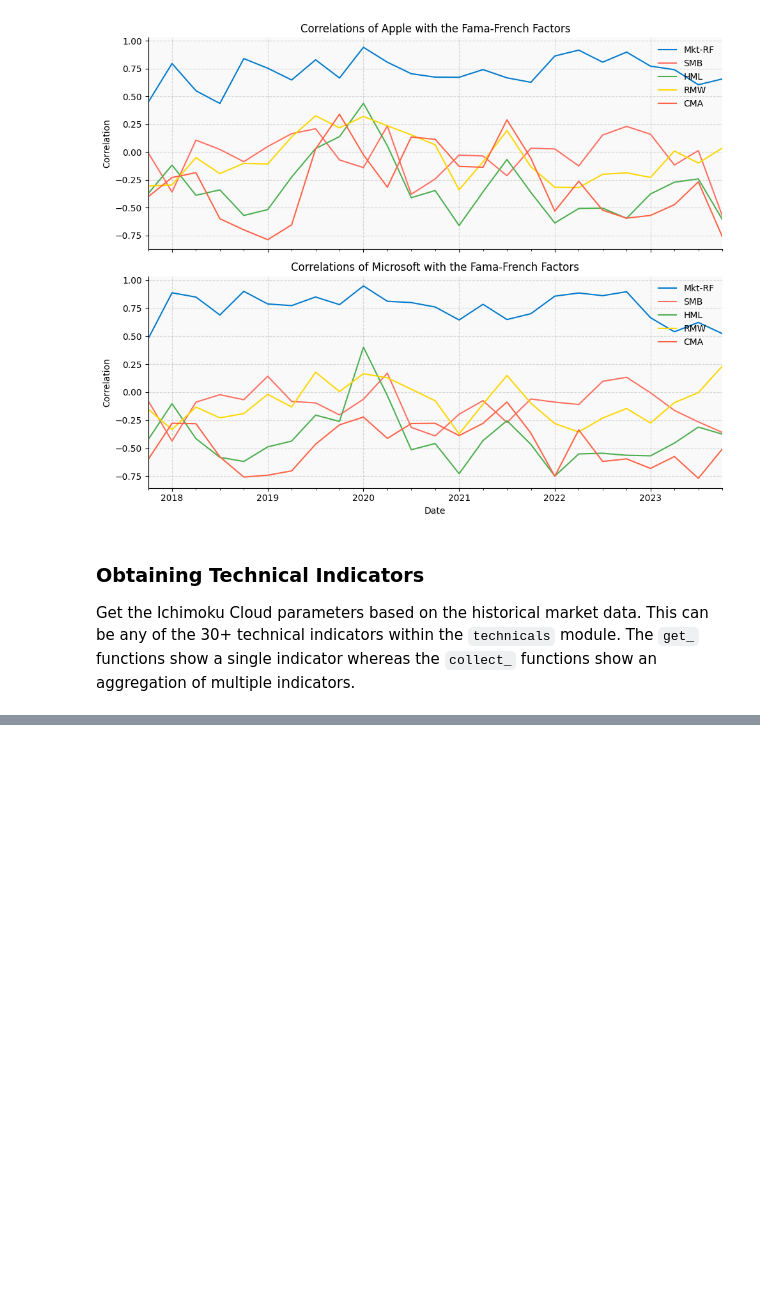
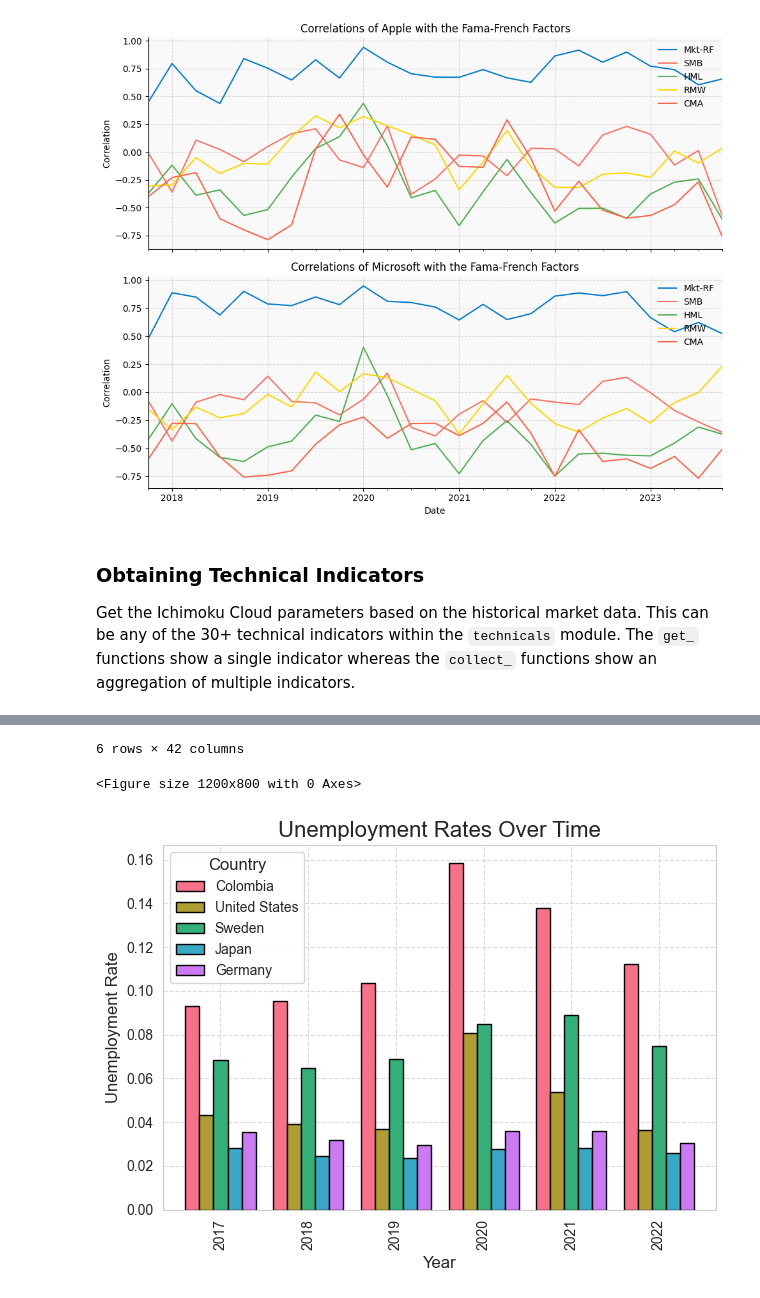
Before and after one commit to JerBouma/FinanceToolkit, a Jupyter notebook: examples/Finance Toolkit - 0. README Examples.ipynb, the cells around one changed output, grey strips where cells are left out. Drawn from its saved outputs; the diff is of its cells as text; code cells hidden in the pictures; blank space fills up the shorter version.

Commit message:
Introduce the Economics Module

```diff
--- a/examples/Finance Toolkit - 0. README Examples.ipynb
+++ b/examples/Finance Toolkit - 0. README Examples.ipynb
@@ -69,6 +71,9 @@ value_at_risk = companies.risk.get_value_at_risk(period="weekly")
 
 # a Technical example
 ichimoku_cloud = companies.technicals.get_ichimoku_cloud()
+
+# a Economics example
+unemployment_rates = companies.economics.get_unemployment_rate()
 # %% [output]
 The following data was not provided within the Toolkit class and thus was retrieved from FinancialModelingPrep: Balance Sheet Statement, Cash Flow Statement.
 # %% [markdown]
@@ -624,0 +634,30 @@ plt.show()
+# %%
+display(unemployment_rates)
+
+df = unemployment_rates[["Colombia", "United States", "Sweden", "Japan", "Germany"]]
+
+# Copy to clipboard (this is just to paste the data in the README)
+pd.io.clipboards.to_clipboard(df.to_markdown(), excel=False)
+
+index = pd.period_range("2017", "2022", freq="A")
+
+# Convert PeriodIndex to string
+df.index = df.index.astype(str)
+
+# Plotting with Seaborn for better aesthetics
+plt.figure(figsize=(12, 8))
+sns.set_style("whitegrid")
+palette = sns.color_palette("husl", len(df.columns))
+
+# Plotting a bar plot
+df.plot(kind="bar", width=0.8, color=palette, edgecolor="black")
+
+plt.title("Unemployment Rates Over Time", fontsize=16)
+plt.xlabel("Year", fontsize=12)
+plt.ylabel("Unemployment Rate", fontsize=12)
+plt.legend(title="Country", fontsize=10, title_fontsize=12)
+plt.grid(True, linestyle="--", alpha=0.7)
+plt.tight_layout()
+
+plt.show()
+# %% [output]
@@ -624,0 +671,3 @@ plt.show()
+6 rows × 42 columns
+<Figure size 1200x800 with 0 Axes>
+[figure, added]
```
Also changed, not shown: parts of 6 cells of this notebook, 3 other files.
